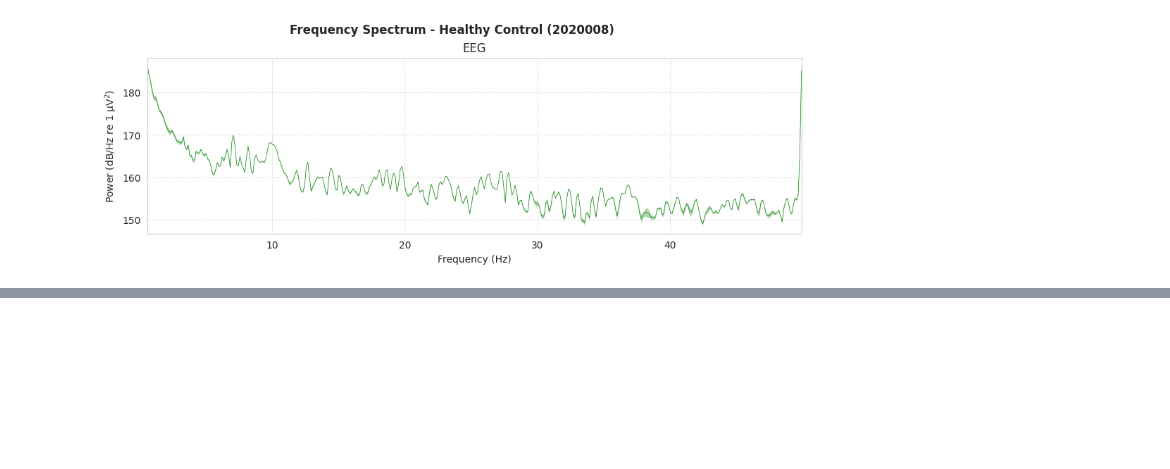
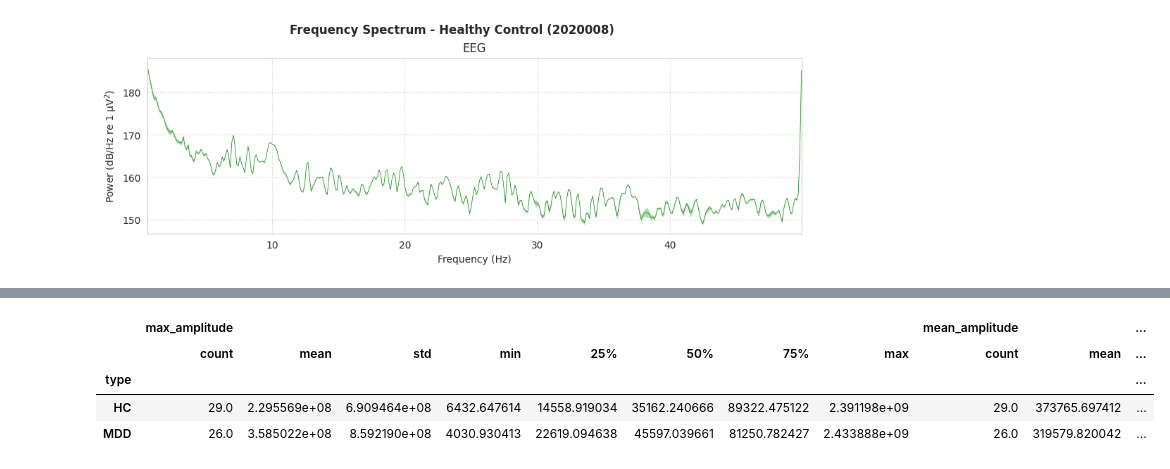
Before and after one commit to visionbyangelic/Neuro-Data, a Jupyter notebook: depression-biomarker-detection-from-resting-state.ipynb, the cells around one changed output, grey strips where cells are left out. Drawn from its saved outputs; the diff is of its cells as text; code cells hidden in the pictures; blank space fills up the shorter version.

```diff
--- a/depression-biomarker-detection-from-resting-state.ipynb
+++ b/depression-biomarker-detection-from-resting-state.ipynb
@@ -718,0 +892,88 @@ Plotting power spectral density (dB=True).
+# %%
+# Preprocessing Pipeline - All 55 Subjects
+
+import warnings
+warnings.filterwarnings('ignore')
+
+def preprocess_eeg(raw, subject_id):
+    """
+    Preprocess a single EEG recording.
+
+    Steps:
+    1. Bandpass filter (0.5-40 Hz)
+    2. Calculate data quality metrics
+
+    Returns:
+    - filtered_raw: Cleaned MNE Raw object
+    - quality_metrics: Dictionary with quality scores
+    """
+    # Make a copy to avoid modifying original
+    filtered_raw = raw.copy()
+
+    # 1. Bandpass filter
+    filtered_raw.filter(l_freq=0.5, h_freq=40, method='iir', verbose=False)
+
+    # 2. Calculate quality metrics
+    data = filtered_raw.get_data()
+
+    quality_metrics = {
+        'subject_id': subject_id,
+        'max_amplitude': np.abs(data).max(),  # Highest voltage spike
+        'mean_amplitude': np.abs(data).mean(),  # Average activity
+        'std_amplitude': data.std(),  # Variability
+        'data_range': data.max() - data.min(),  # Total range
+    }
+
+    # Flag if data seems problematic
+    quality_metrics['high_amplitude_flag'] = quality_metrics['max_amplitude'] > 200  # >200 μV is suspicious
+    quality_metrics['high_variance_flag'] = quality_metrics['std_amplitude'] > 50  # Very noisy
+
+    return filtered_raw, quality_metrics
+
+print("Preprocessing all 55 subjects...")
+print("=" * 70)
+
+# Storage
+preprocessed_data = {}
+quality_report = []
+
+# Process each subject
+for i, filepath in enumerate(eeg_files, 1):
+    try:
+        # Load
+        data, subject_id = load_3channel_eeg(filepath)
+        raw = create_mne_raw(data, subject_id)
+
+        # Preprocess
+        filtered_raw, metrics = preprocess_eeg(raw, subject_id)
+
+        # Store
+        preprocessed_data[subject_id] = filtered_raw
+        quality_report.append(metrics)
+
+        # Progress
+        if i % 10 == 0:
+            print(f"Processed {i}/55 subjects...")
+
+    except Exception as e:
+        print(f"Error processing subject {subject_id}: {e}")
+
+print(f"\n✅ Successfully preprocessed {len(preprocessed_data)} subjects")
+
+# Convert quality report to DataFrame
+quality_df = pd.DataFrame(quality_report)
+
+# Merge with metadata
+quality_df['subject_id_num'] = quality_df['subject_id'].astype(float)
+quality_df = quality_df.merge(metadata[['subject id', 'type']],
+                               left_on='subject_id_num',
+                               right_on='subject id',
+                               how='left')
+
+print("\nData Quality Summary:")
+print("=" * 70)
+print(f"Subjects with high amplitude flags: {quality_df['high_amplitude_flag'].sum()}")
+print(f"Subjects with high variance flags: {quality_df['high_variance_flag'].sum()}")
+print(f"\nQuality metrics by group:")
+display(quality_df.groupby('type')[['max_amplitude', 'mean_amplitude', 'std_amplitude']].describe())
+# %% [output]
@@ -718,0 +997,5 @@ Plotting power spectral density (dB=True).
+|  | max_amplitude |  |  |  |  |  |  |  | mean_amplitude |  | ... |
+|  | count | mean | std | min | 25% | 50% | 75% | max | count | mean | ... |
+| type |  |  |  |  |  |  |  |  |  |  | ... |
+| HC | 29.0 | 2.295569e+08 | 6.909464e+08 | 6432.647614 | 14558.919034 | 35162.240666 | 89322.475122 | 2.391198e+09 | 29.0 | 373765.697412 | ... |
+| MDD | 26.0 | 3.585022e+08 | 8.592190e+08 | 4030.930413 | 22619.094638 | 45597.039661 | 81250.782427 | 2.433888e+09 | 26.0 | 319579.820042 | ... |
```
Also changed, not shown: parts of 10 cells of this notebook.
